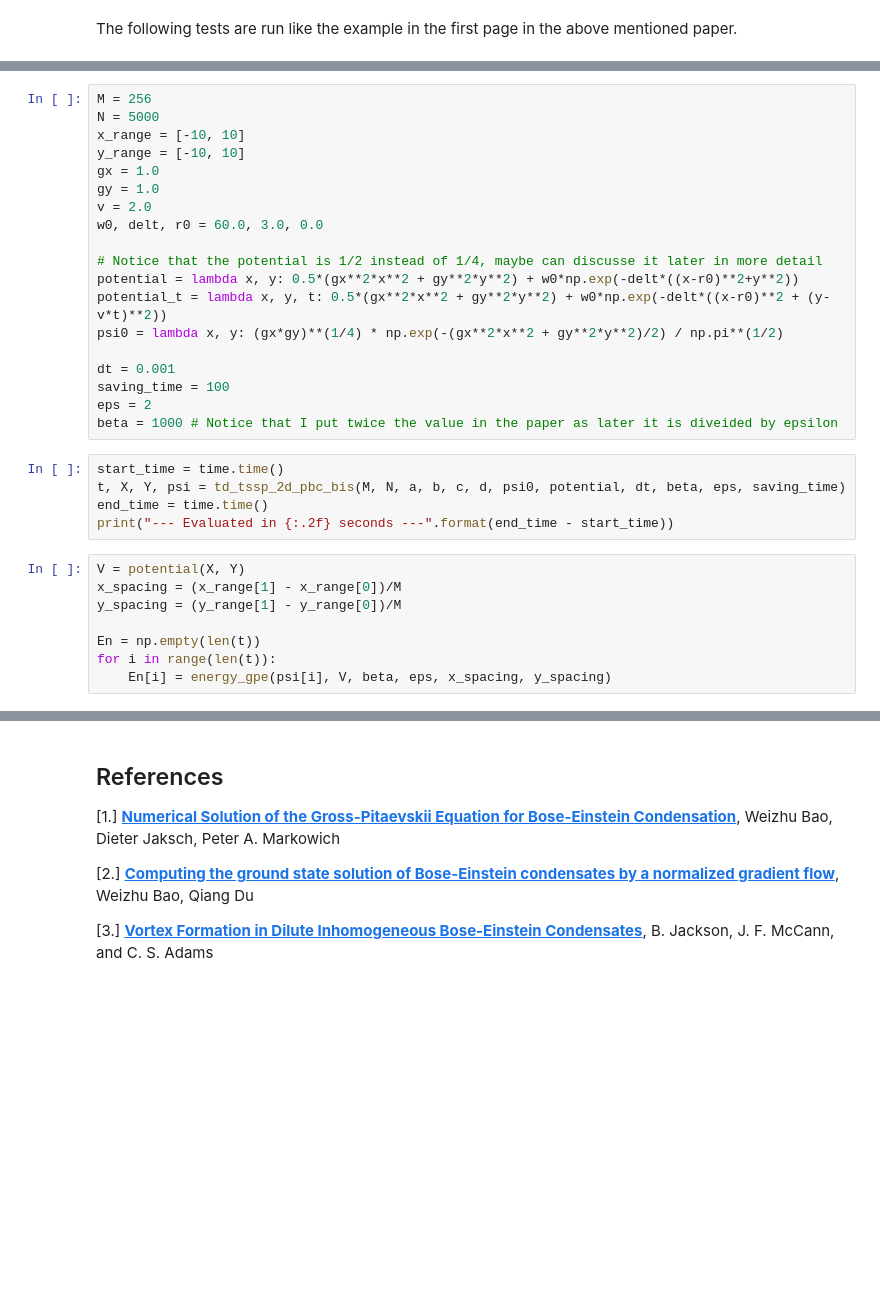
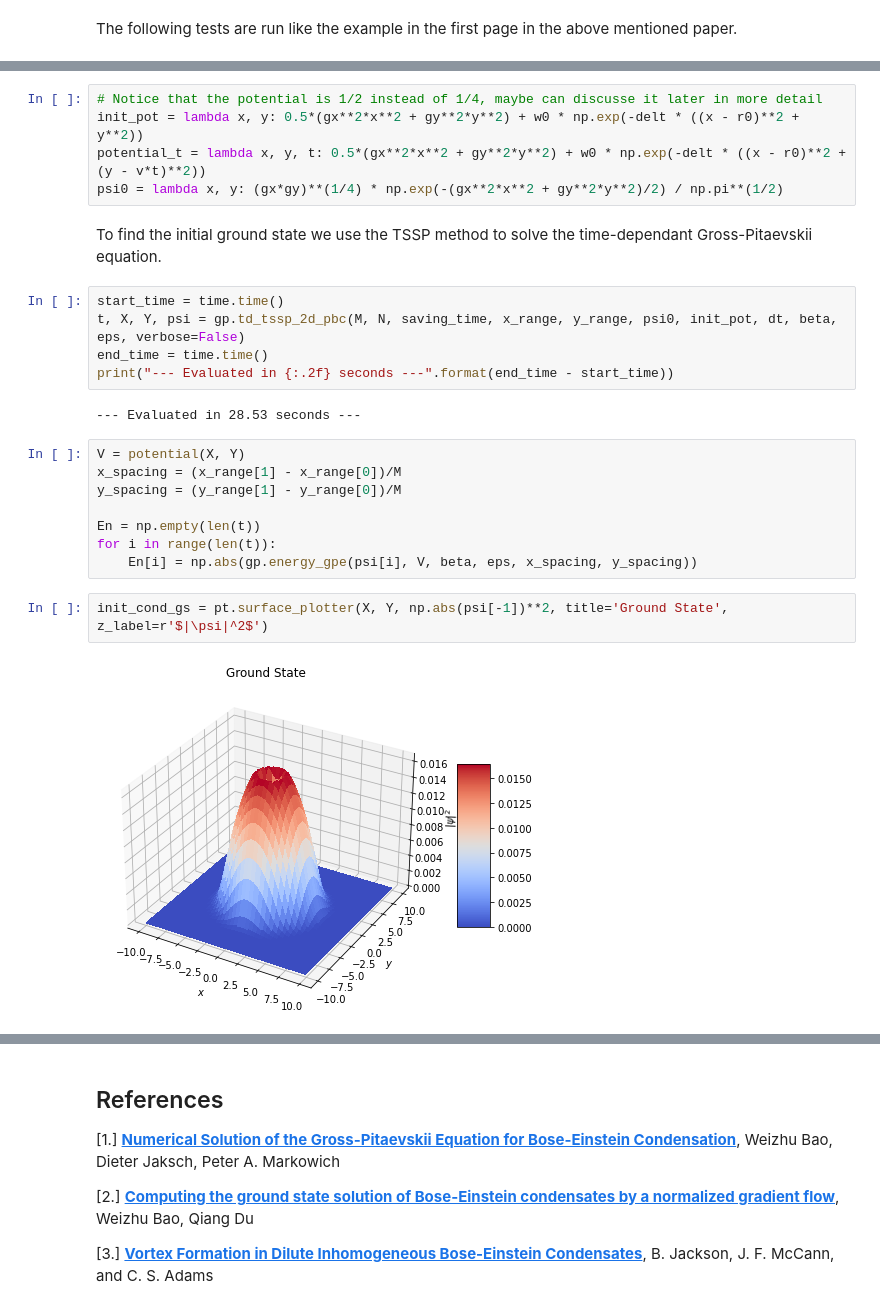
Before and after one commit to mvilucchio/BEC_TSSP, a Jupyter notebook: final_notebook.ipynb, the cells around one changed output, grey strips where cells are left out. Cells and saved outputs as stored; diff of their text form; blank space fills up the shorter version.

```diff
--- a/final_notebook.ipynb
+++ b/final_notebook.ipynb
@@ -125,27 +154,17 @@ The following tests are run like the example in the first page in the above ment
 # %%
-M = 256
-N = 5000
-x_range = [-10, 10]
-y_range = [-10, 10]
-gx = 1.0
-gy = 1.0
-v = 2.0
-w0, delt, r0 = 60.0, 3.0, 0.0
-
 # Notice that the potential is 1/2 instead of 1/4, maybe can discusse it later in more detail
-potential = lambda x, y: 0.5*(gx**2*x**2 + gy**2*y**2) + w0*np.exp(-delt*((x-r0)**2+y**2))
-potential_t = lambda x, y, t: 0.5*(gx**2*x**2 + gy**2*y**2) + w0*np.exp(-delt*((x-r0)**2 + (y-v*t)**2))
+init_pot = lambda x, y: 0.5*(gx**2*x**2 + gy**2*y**2) + w0 * np.exp(-delt * ((x - r0)**2 + y**2))
+potential_t = lambda x, y, t: 0.5*(gx**2*x**2 + gy**2*y**2) + w0 * np.exp(-delt * ((x - r0)**2 + (y - v*t)**2))
 psi0 = lambda x, y: (gx*gy)**(1/4) * np.exp(-(gx**2*x**2 + gy**2*y**2)/2) / np.pi**(1/2)
-
-dt = 0.001
-saving_time = 100
-eps = 2
-beta = 1000 # Notice that I put twice the value in the paper as later it is diveided by epsilon
+# %% [markdown]
+To find the initial ground state we use the TSSP method to solve the time-dependant Gross-Pitaevskii equation.
 # %%
 start_time = time.time()
-t, X, Y, psi = td_tssp_2d_pbc_bis(M, N, a, b, c, d, psi0, potential, dt, beta, eps, saving_time)
+t, X, Y, psi = gp.td_tssp_2d_pbc(M, N, saving_time, x_range, y_range, psi0, init_pot, dt, beta, eps, verbose=False)
 end_time = time.time()
 print("--- Evaluated in {:.2f} seconds ---".format(end_time - start_time))
+# %% [output]
+--- Evaluated in 28.53 seconds ---
 # %%
 V = potential(X, Y)
 x_spacing = (x_range[1] - x_range[0])/M
@@ -153,4 +172,8 @@ y_spacing = (y_range[1] - y_range[0])/M
 
 En = np.empty(len(t))
 for i in range(len(t)):
-    En[i] = energy_gpe(psi[i], V, beta, eps, x_spacing, y_spacing)
+    En[i] = np.abs(gp.energy_gpe(psi[i], V, beta, eps, x_spacing, y_spacing))
+# %%
+init_cond_gs = pt.surface_plotter(X, Y, np.abs(psi[-1])**2, title='Ground State', z_label=r'$|\psi|^2$')
+# %% [output]
+[figure, added]
```
Also changed, not shown: parts of 17 cells of this notebook.
